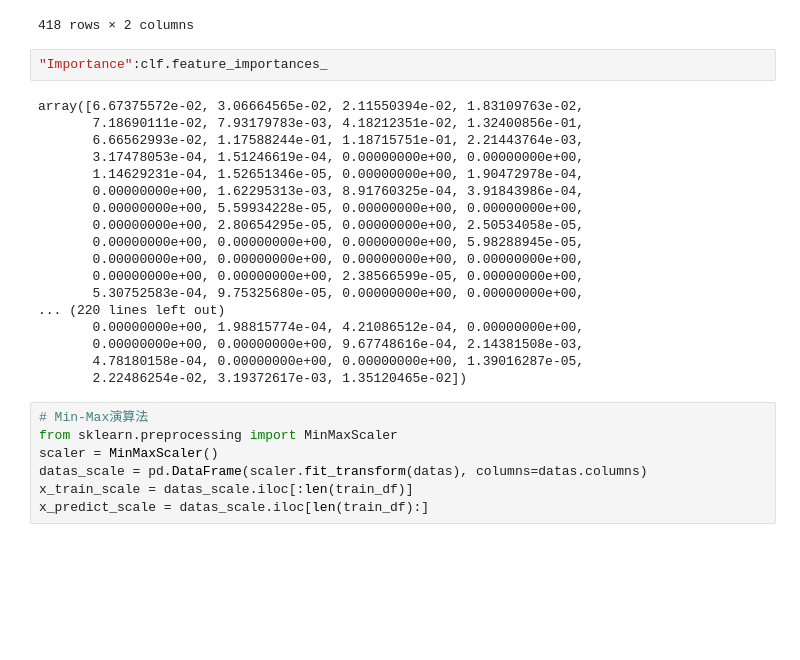
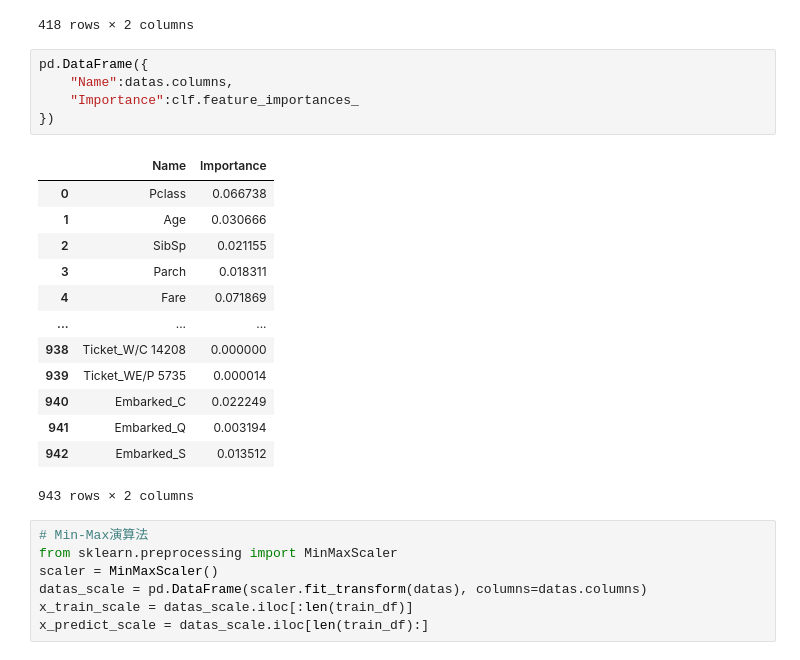
Before and after one commit to AlexxLai/ml0716, a Jupyter notebook: titanic.ipynb, the cells around one changed output. Drawn from its saved outputs; the diff is of its cells as text; blank space fills up the shorter version.

```diff
--- a/titanic.ipynb
+++ b/titanic.ipynb
@@ -252,25 +252,24 @@ df
 | 417 | 1309 | 0 |
 418 rows × 2 columns
 # %%
-"Importance":clf.feature_importances_
+pd.DataFrame({
+    "Name":datas.columns,
+    "Importance":clf.feature_importances_
+})
 # %% [output]
+|  | Name | Importance |
+| 0 | Pclass | 0.066738 |
+| 1 | Age | 0.030666 |
+| 2 | SibSp | 0.021155 |
+| 3 | Parch | 0.018311 |
+| 4 | Fare | 0.071869 |
+| ... | ... | ... |
+| 938 | Ticket_W/C 14208 | 0.000000 |
+| 939 | Ticket_WE/P 5735 | 0.000014 |
+| 940 | Embarked_C | 0.022249 |
+| 941 | Embarked_Q | 0.003194 |
+| 942 | Embarked_S | 0.013512 |
-array([6.67375572e-02, 3.06664565e-02, 2.11550394e-02, 1.83109763e-02,
-       7.18690111e-02, 7.93179783e-03, 4.18212351e-02, 1.32400856e-01,
-       6.66562993e-02, 1.17588244e-01, 1.18715751e-01, 2.21443764e-03,
-       3.17478053e-04, 1.51246619e-04, 0.00000000e+00, 0.00000000e+00,
-       1.14629231e-04, 1.52651346e-05, 0.00000000e+00, 1.90472978e-04,
-       0.00000000e+00, 1.62295313e-03, 8.91760325e-04, 3.91843986e-04,
-       0.00000000e+00, 5.59934228e-05, 0.00000000e+00, 0.00000000e+00,
-       0.00000000e+00, 2.80654295e-05, 0.00000000e+00, 2.50534058e-05,
-       0.00000000e+00, 0.00000000e+00, 0.00000000e+00, 5.98288945e-05,
-       0.00000000e+00, 0.00000000e+00, 0.00000000e+00, 0.00000000e+00,
-       0.00000000e+00, 0.00000000e+00, 2.38566599e-05, 0.00000000e+00,
-       5.30752583e-04, 9.75325680e-05, 0.00000000e+00, 0.00000000e+00,
-... (220 lines left out)
-       0.00000000e+00, 1.98815774e-04, 4.21086512e-04, 0.00000000e+00,
-       0.00000000e+00, 0.00000000e+00, 9.67748616e-04, 2.14381508e-03,
-       4.78180158e-04, 0.00000000e+00, 0.00000000e+00, 1.39016287e-05,
-       2.22486254e-02, 3.19372617e-03, 1.35120465e-02])
+943 rows × 2 columns
 # %%
 # Min-Max演算法
 from sklearn.preprocessing import MinMaxScaler
```
